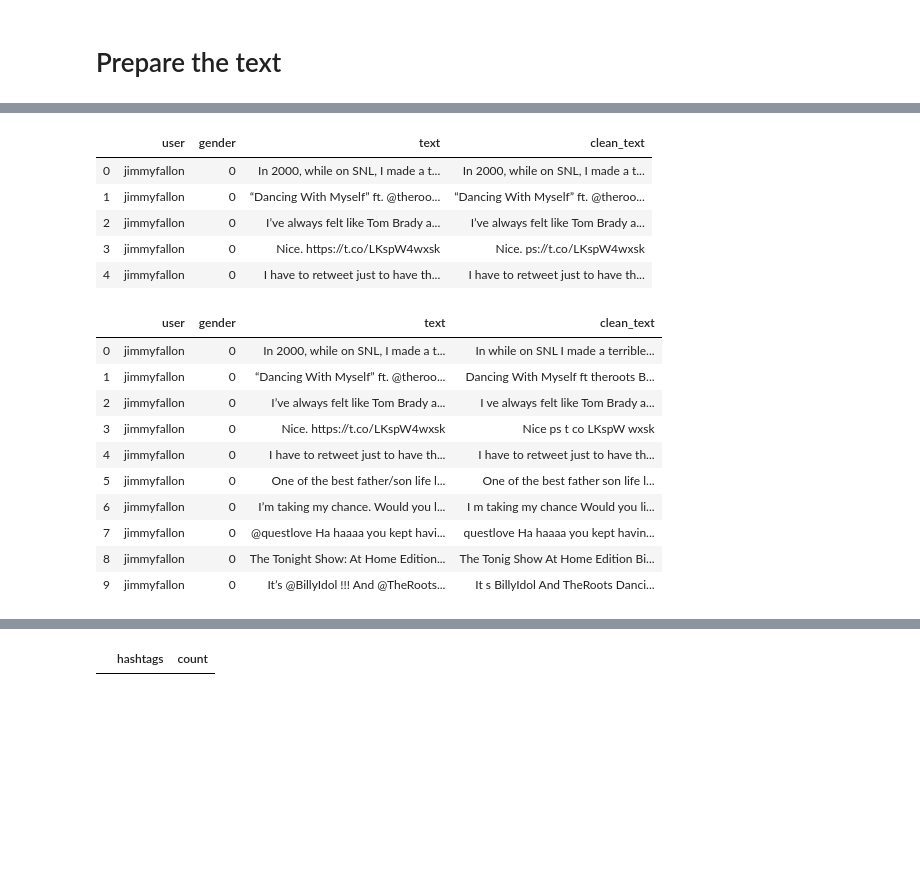
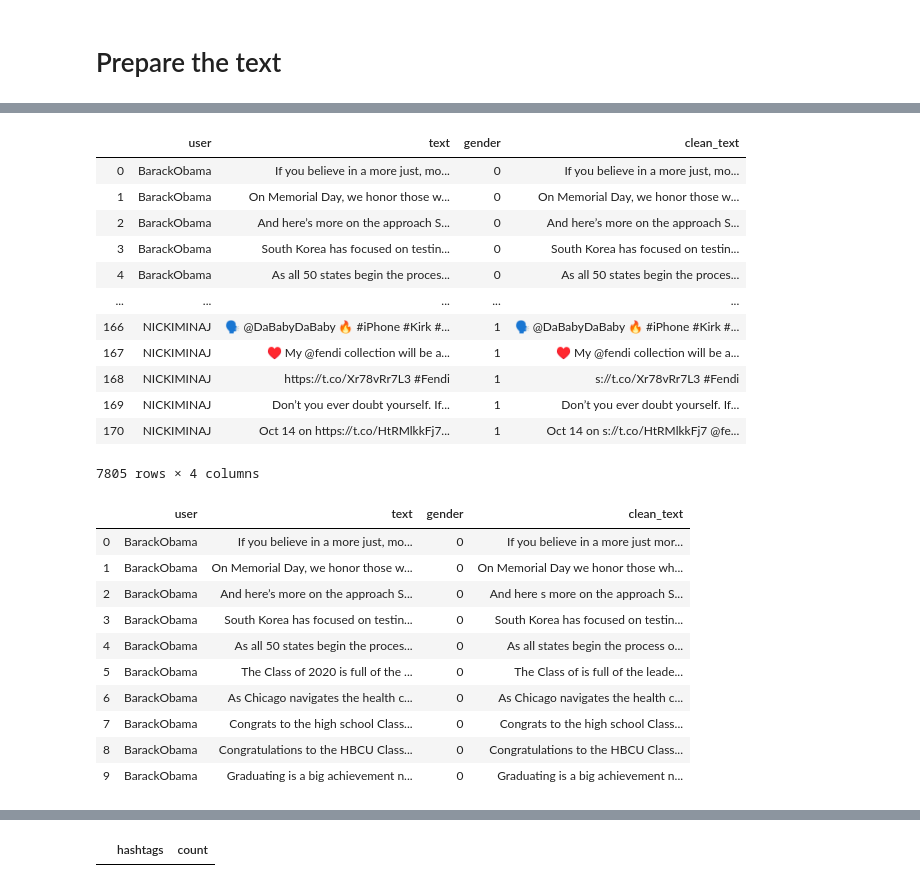
Before and after one commit to allenjiang/Mona-Lisa-AI, a Jupyter notebook: Explorations/Twitter Data.ipynb, the cells around one changed output, grey strips where cells are left out. Drawn from its saved outputs; the diff is of its cells as text; code cells hidden in the pictures; blank space fills up the shorter version.

```diff
--- a/Explorations/Twitter Data.ipynb
+++ b/Explorations/Twitter Data.ipynb
@@ -235,8 +267,13 @@ Name: user, dtype: object
+# %%
+tweets = pd.concat(list) # Merge the list
 # %%
-for i in user_only:
+# list = []
 
-    tweets = api.user_timeline(screen_name=i, count=5, include_rts=False)
-    users_text = [[tweet.user.screen_name, tweet.text] for tweet in tweets]
-    tweet_text = pd.DataFrame(data=users_text,
-                    columns=['user', "text"])
-tweet_text.head(10)
+# for i, j in users_df:
+#     tweets = api.user_timeline(screen_name=i, count=1, include_rts=False)
+#     users_text = [[tweet.user.screen_name, tweet.text, j] for tweet in tweets]
+#     tweet_text = pd.DataFrame(data=users_text,
+#                         columns=["user", "text", "gender"])
+#     list.append(tweet_text)
+
+# list
@@ -250,11 +279,0 @@ tweet_text.head(10)
-# %%
-list = []
-
-for i in user_only:
-    tweets = api.user_timeline(screen_name=i, count=100, include_rts=False)
-    users_text = [[tweet.user.screen_name, tweet.text] for tweet in tweets]
-    tweet_text = pd.DataFrame(data=users_text,
-                        columns=['user', "text"])
-    list.append(tweet_text)
-
-list
@@ -357,42 +342,49 @@ tw
 # %%
 # Clean the text
 def remove_pattern(text,pattern):
 
     # re.findall() finds the pattern i.e @user and puts it in a list for further task
     r = re.findall(pattern,text)
 
     # re.sub() removes @user from the sentences in the dataset
     for i in r:
         text = re.sub(i,"",text)
 
     return text
 
 #Remove @ symbol
-tw['clean_text'] = np.vectorize(remove_pattern)(tw['text'], "@[\w]*")
-tw['clean_text'] = np.vectorize(remove_pattern)(tw['text'], "htt*")
-tw.head()
+tweets['clean_text'] = np.vectorize(remove_pattern)(tweets['text'], "@[\w]*")
+tweets['clean_text'] = np.vectorize(remove_pattern)(tweets['text'], "http*")
+tweets
 # %% [output]
-|  | user | gender | text | clean_text |
-| 0 | jimmyfallon | 0 | In 2000, while on SNL, I made a t... | In 2000, while on SNL, I made a t... |
-| 1 | jimmyfallon | 0 | “Dancing With Myself” ft. @theroo... | “Dancing With Myself” ft. @theroo... |
-| 2 | jimmyfallon | 0 | I’ve always felt like Tom Brady a... | I’ve always felt like Tom Brady a... |
-| 3 | jimmyfallon | 0 | Nice. https://t.co/LKspW4wxsk | Nice. ps://t.co/LKspW4wxsk |
-| 4 | jimmyfallon | 0 | I have to retweet just to have th... | I have to retweet just to have th... |
+|  | user | text | gender | clean_text |
+| 0 | BarackObama | If you believe in a more just, mo... | 0 | If you believe in a more just, mo... |
+| 1 | BarackObama | On Memorial Day, we honor those w... | 0 | On Memorial Day, we honor those w... |
+| 2 | BarackObama | And here’s more on the approach S... | 0 | And here’s more on the approach S... |
+| 3 | BarackObama | South Korea has focused on testin... | 0 | South Korea has focused on testin... |
+| 4 | BarackObama | As all 50 states begin the proces... | 0 | As all 50 states begin the proces... |
+| ... | ... | ... | ... | ... |
+| 166 | NICKIMINAJ | 🗣 @DaBabyDaBaby 🔥 #iPhone #Kirk #... | 1 | 🗣 @DaBabyDaBaby 🔥 #iPhone #Kirk #... |
+| 167 | NICKIMINAJ | ♥️ My @fendi collection will be a... | 1 | ♥️ My @fendi collection will be a... |
+| 168 | NICKIMINAJ | https://t.co/Xr78vRr7L3 #Fendi | 1 | s://t.co/Xr78vRr7L3 #Fendi |
+| 169 | NICKIMINAJ | Don’t you ever doubt yourself. If... | 1 | Don’t you ever doubt yourself. If... |
+| 170 | NICKIMINAJ | Oct 14 on https://t.co/HtRMlkkFj7... | 1 | Oct 14 on s://t.co/HtRMlkkFj7 @fe... |
+7805 rows × 4 columns
 # %%
 # Remove punctuation, numbers, and special characters
-tw['clean_text'] = tw['clean_text'].str.replace("[^a-zA-Z#]", " ")
-tw.head(10)
+tweets['clean_text'] = tweets['clean_text'].str.replace("[^a-zA-Z#]", " ")
+tweets.head(10)
 # %% [output]
-|  | user | gender | text | clean_text |
-| 0 | jimmyfallon | 0 | In 2000, while on SNL, I made a t... | In while on SNL I made a terrible... |
-| 1 | jimmyfallon | 0 | “Dancing With Myself” ft. @theroo... | Dancing With Myself ft theroots B... |
-| 2 | jimmyfallon | 0 | I’ve always felt like Tom Brady a... | I ve always felt like Tom Brady a... |
-| 3 | jimmyfallon | 0 | Nice. https://t.co/LKspW4wxsk | Nice ps t co LKspW wxsk |
-| 4 | jimmyfallon | 0 | I have to retweet just to have th... | I have to retweet just to have th... |
-| 5 | jimmyfallon | 0 | One of the best father/son life l... | One of the best father son life l... |
-| 6 | jimmyfallon | 0 | I’m taking my chance. Would you l... | I m taking my chance Would you li... |
-| 7 | jimmyfallon | 0 | @questlove Ha haaaa you kept havi... | questlove Ha haaaa you kept havin... |
-| 8 | jimmyfallon | 0 | The Tonight Show: At Home Edition... | The Tonig Show At Home Edition Bi... |
-| 9 | jimmyfallon | 0 | It’s @BillyIdol !!! And @TheRoots... | It s BillyIdol And TheRoots Danci... |
+|  | user | text | gender | clean_text |
+| 0 | BarackObama | If you believe in a more just, mo... | 0 | If you believe in a more just mor... |
+| 1 | BarackObama | On Memorial Day, we honor those w... | 0 | On Memorial Day we honor those wh... |
+| 2 | BarackObama | And here’s more on the approach S... | 0 | And here s more on the approach S... |
+| 3 | BarackObama | South Korea has focused on testin... | 0 | South Korea has focused on testin... |
+| 4 | BarackObama | As all 50 states begin the proces... | 0 | As all states begin the process o... |
+| 5 | BarackObama | The Class of 2020 is full of the ... | 0 | The Class of is full of the leade... |
+| 6 | BarackObama | As Chicago navigates the health c... | 0 | As Chicago navigates the health c... |
+| 7 | BarackObama | Congrats to the high school Class... | 0 | Congrats to the high school Class... |
+| 8 | BarackObama | Congratulations to the HBCU Class... | 0 | Congratulations to the HBCU Class... |
+| 9 | BarackObama | Graduating is a big achievement n... | 0 | Graduating is a big achievement n... |
 # %%
 # Remove short words less than 2
```
Also changed, not shown: parts of 28 cells of this notebook, 4 other files.
